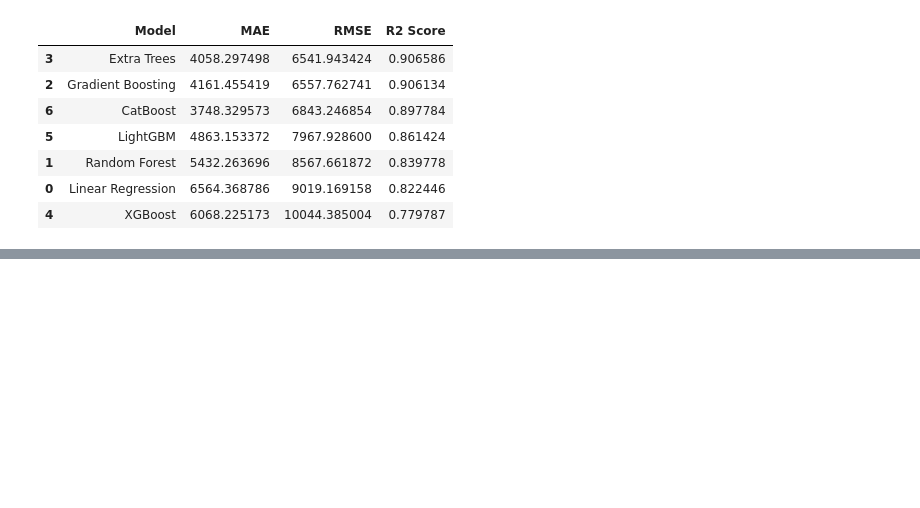
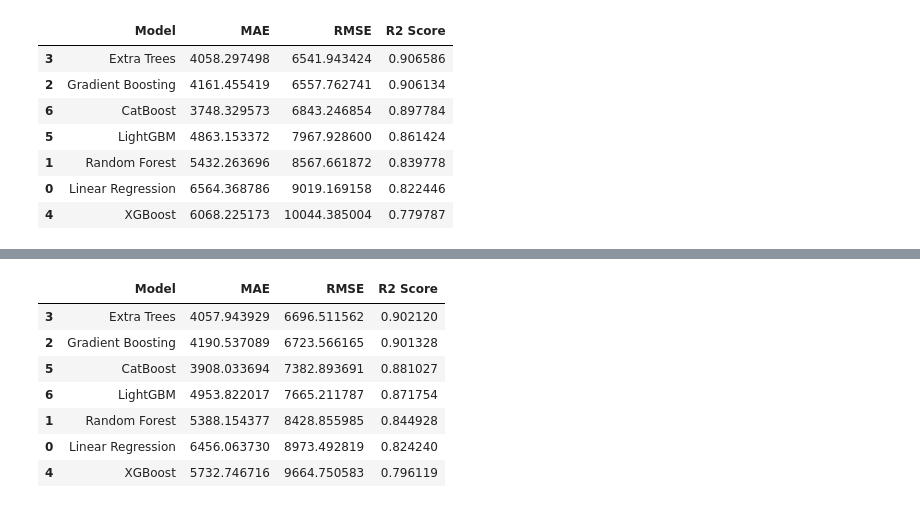
Before and after one commit to ashishpatel3630-art/PRISM_AI_Models, a Jupyter notebook: PRISM_AI/notebooks/05_CLV.ipynb, the cells around one changed output, grey strips where cells are left out. Saved outputs shown, nothing was run; the diff lists cells and outputs as text; code cells hidden in the pictures; blank space fills up the shorter version.

Commit message:
model data leaking

```diff
--- a/PRISM_AI/notebooks/05_CLV.ipynb
+++ b/PRISM_AI/notebooks/05_CLV.ipynb
@@ -385,0 +465,9 @@ results_df.sort_values(
+# %%
+X_train_scaled = preprocessor.fit_transform(
+    X_train
+)
+
+
+X_test_scaled = preprocessor.transform(
+    X_test
+)
@@ -385,0 +530,64 @@ results_df.sort_values(
+# %%
+from sklearn.metrics import (
+mean_absolute_error,
+mean_squared_error,
+r2_score
+)
+
+
+results=[]
+
+
+for name,model in models.items():
+
+    print(
+        "Training",
+        name
+    )
+
+
+    model.fit(
+        X_train_scaled,
+        y_train
+    )
+
+
+    pred=model.predict(
+        X_test_scaled
+    )
+
+
+    results.append({
+
+    "Model":name,
+
+    "MAE":
+    mean_absolute_error(
+        y_test,
+        pred
+    ),
+
+    "RMSE":
+    np.sqrt(
+        mean_squared_error(
+        y_test,
+        pred)
+    ),
+
+    "R2 Score":
+    r2_score(
+        y_test,
+        pred
+    )
+
+    })
+
+
+
+results_df=pd.DataFrame(results)
+
+results_df.sort_values(
+"R2 Score",
+ascending=False
+)
+# %% [output]
@@ -385,0 +611,8 @@ results_df.sort_values(
+|  | Model | MAE | RMSE | R2 Score |
+| 3 | Extra Trees | 4057.943929 | 6696.511562 | 0.902120 |
+| 2 | Gradient Boosting | 4190.537089 | 6723.566165 | 0.901328 |
+| 5 | CatBoost | 3908.033694 | 7382.893691 | 0.881027 |
+| 6 | LightGBM | 4953.822017 | 7665.211787 | 0.871754 |
+| 1 | Random Forest | 5388.154377 | 8428.855985 | 0.844928 |
+| 0 | Linear Regression | 6456.063730 | 8973.492819 | 0.824240 |
+| 4 | XGBoost | 5732.746716 | 9664.750583 | 0.796119 |
```
Also changed, not shown: parts of 6 cells of this notebook, 4 other files.
